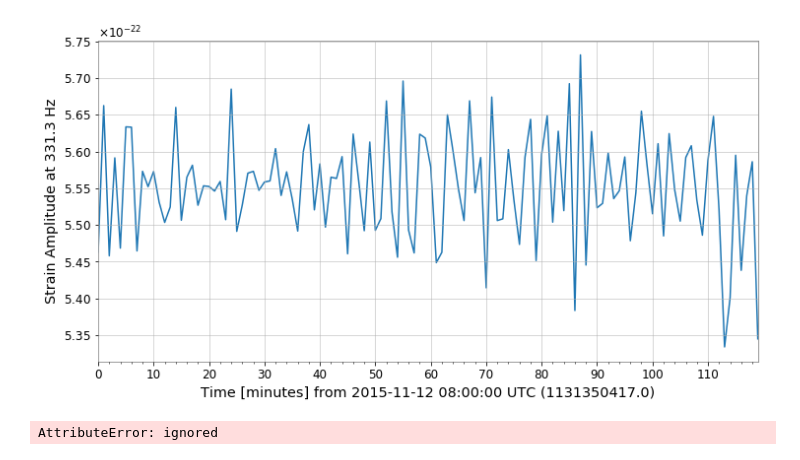
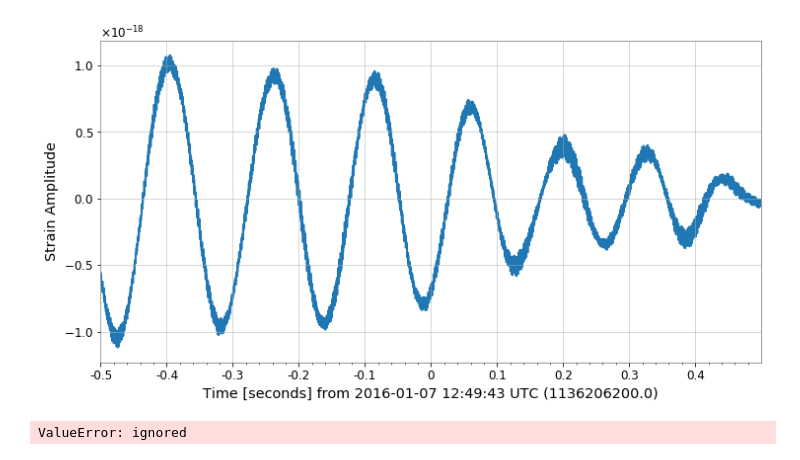
Before and after one commit to SGRGit/gwOsc, a Jupyter notebook: DataPrepBlipGlitches.ipynb, the cells around one changed output. Cells and saved outputs as stored; diff of their text form; code cells hidden in the pictures.

```diff
--- a/DataPrepBlipGlitches.ipynb
+++ b/DataPrepBlipGlitches.ipynb
@@ -23,3 +54,3 @@ plot.show()
 # %%
 from gwpy.timeseries import TimeSeries
-data = TimeSeries.fetch_open_data('L1', 1131350417, 1131357617)
+data = TimeSeries.fetch_open_data('H1', 1136206200-0.5, 1136206200+0.5)
@@ -33,11 +65,11 @@ amp, phase = data.demodulate(331.3, stride=60)
 # %%
 from gwpy.plot import Plot
-plot = Plot(amp)
+plot = Plot(data)
 ax = plot.gca()
-ax.set_ylabel('Strain Amplitude at 331.3 Hz')
+ax.set_ylabel('Strain Amplitude')
 plot.show()
 # %% [output]
-[figure, old version]
+[figure, new version]
 # %%
 from numpy.random import normal
 from scipy.signal import gausspulse
@@ -49,11 +81,11 @@ glitch = data = TimeSeries.fetch_open_data('L1', 1128331858-100, 1128331858)
 data =  glitch
 # %%
 q = data.q_transform()
-q=data.spectrogram
 plot = q.plot()
 ax = plot.gca()
-#ax.set_xlim(0, 50)
+
+#ax.set_ylim(200, 1200)
 #ax.set_epoch(0)
 plot.show()
 # %% [output]
-AttributeError: ignored
+ValueError: ignored
```
Also changed, not shown: parts of 8 cells of this notebook.
